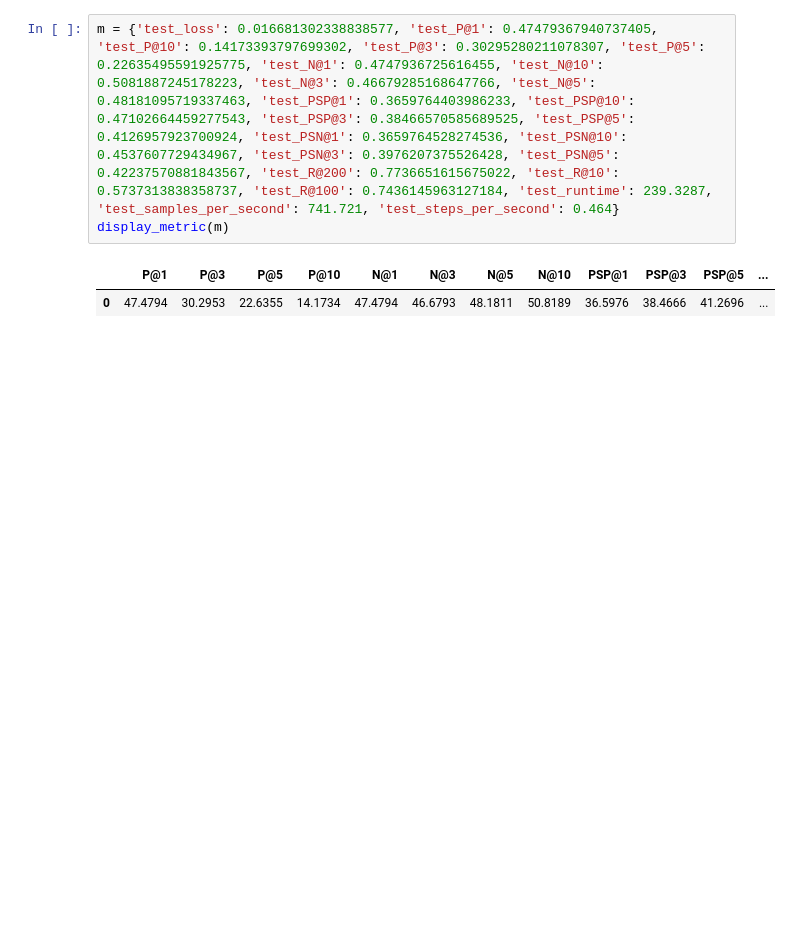
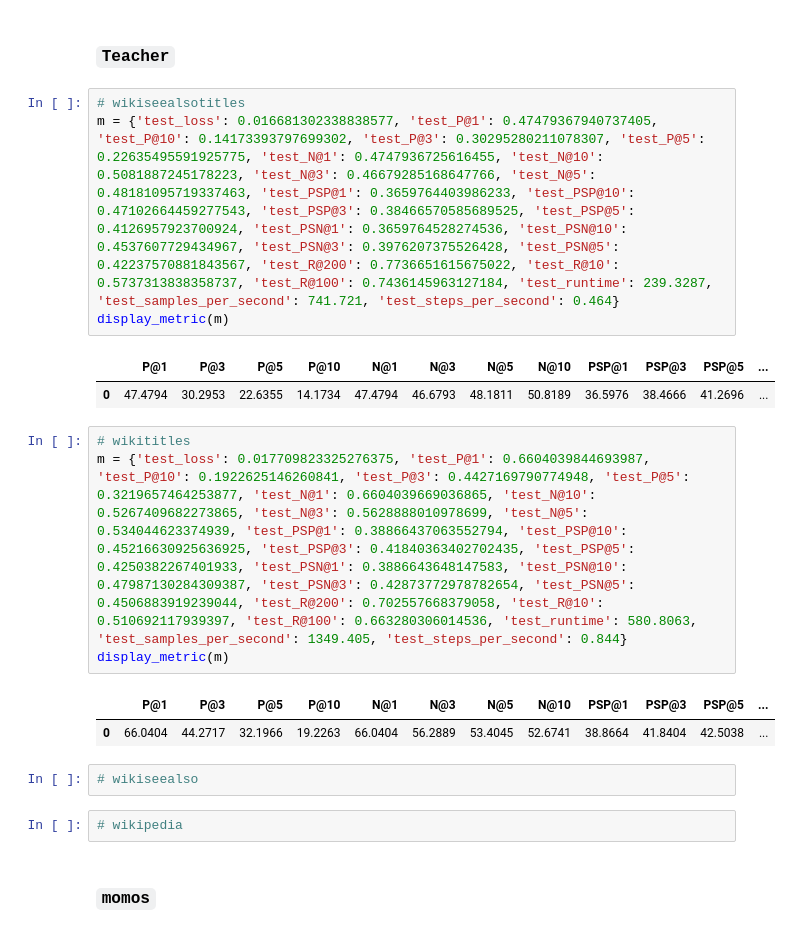
Before and after one commit to suchith720/medic, a Jupyter notebook: nbs/21_experiment-summary.ipynb, the cells around one changed output. Drawn from its saved outputs; the diff is of its cells as text; blank space fills up the shorter version.

```diff
--- a/nbs/21_experiment-summary.ipynb
+++ b/nbs/21_experiment-summary.ipynb
@@ -5,6 +15,22 @@ comet_ml is installed but `COMET_API_KEY` is not set.
+# %% [markdown]
+### `Teacher`
 # %%
+# wikiseealsotitles
 m = {'test_loss': 0.016681302338838577, 'test_P@1': 0.47479367940737405, 'test_P@10': 0.14173393797699302, 'test_P@3': 0.30295280211078307, 'test_P@5': 0.22635495591925775, 'test_N@1': 0.4747936725616455, 'test_N@10': 0.5081887245178223, 'test_N@3': 0.46679285168647766, 'test_N@5': 0.48181095719337463, 'test_PSP@1': 0.3659764403986233, 'test_PSP@10': 0.47102664459277543, 'test_PSP@3': 0.38466570585689525, 'test_PSP@5': 0.4126957923700924, 'test_PSN@1': 0.3659764528274536, 'test_PSN@10': 0.4537607729434967, 'test_PSN@3': 0.3976207375526428, 'test_PSN@5': 0.42237570881843567, 'test_R@200': 0.7736651615675022, 'test_R@10': 0.5737313838358737, 'test_R@100': 0.7436145963127184, 'test_runtime': 239.3287, 'test_samples_per_second': 741.721, 'test_steps_per_second': 0.464}
 display_metric(m)
 # %% [output]
 |  | P@1 | P@3 | P@5 | P@10 | N@1 | N@3 | N@5 | N@10 | PSP@1 | PSP@3 | PSP@5 | ... |
 | 0 | 47.4794 | 30.2953 | 22.6355 | 14.1734 | 47.4794 | 46.6793 | 48.1811 | 50.8189 | 36.5976 | 38.4666 | 41.2696 | ... |
+# %%
+# wikititles
+m = {'test_loss': 0.017709823325276375, 'test_P@1': 0.6604039844693987, 'test_P@10': 0.1922625146260841, 'test_P@3': 0.4427169790774948, 'test_P@5': 0.3219657464253877, 'test_N@1': 0.6604039669036865, 'test_N@10': 0.5267409682273865, 'test_N@3': 0.5628888010978699, 'test_N@5': 0.534044623374939, 'test_PSP@1': 0.38866437063552794, 'test_PSP@10': 0.45216630925636925, 'test_PSP@3': 0.41840363402702435, 'test_PSP@5': 0.4250382267401933, 'test_PSN@1': 0.3886643648147583, 'test_PSN@10': 0.47987130284309387, 'test_PSN@3': 0.42873772978782654, 'test_PSN@5': 0.4506883919239044, 'test_R@200': 0.702557668379058, 'test_R@10': 0.510692117939397, 'test_R@100': 0.663280306014536, 'test_runtime': 580.8063, 'test_samples_per_second': 1349.405, 'test_steps_per_second': 0.844}
+display_metric(m)
+# %% [output]
+|  | P@1 | P@3 | P@5 | P@10 | N@1 | N@3 | N@5 | N@10 | PSP@1 | PSP@3 | PSP@5 | ... |
+| 0 | 66.0404 | 44.2717 | 32.1966 | 19.2263 | 66.0404 | 56.2889 | 53.4045 | 52.6741 | 38.8664 | 41.8404 | 42.5038 | ... |
+# %%
+# wikiseealso
+# %%
+# wikipedia
+# %% [markdown]
+### `momos`
```
Also changed, not shown: parts of 19 cells of this notebook, 7 other files.
